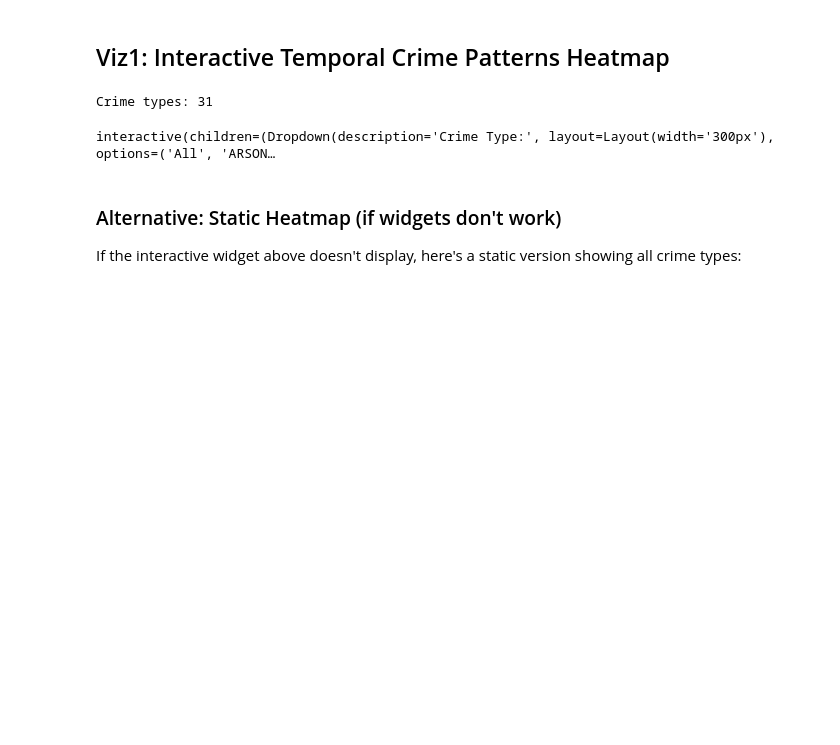
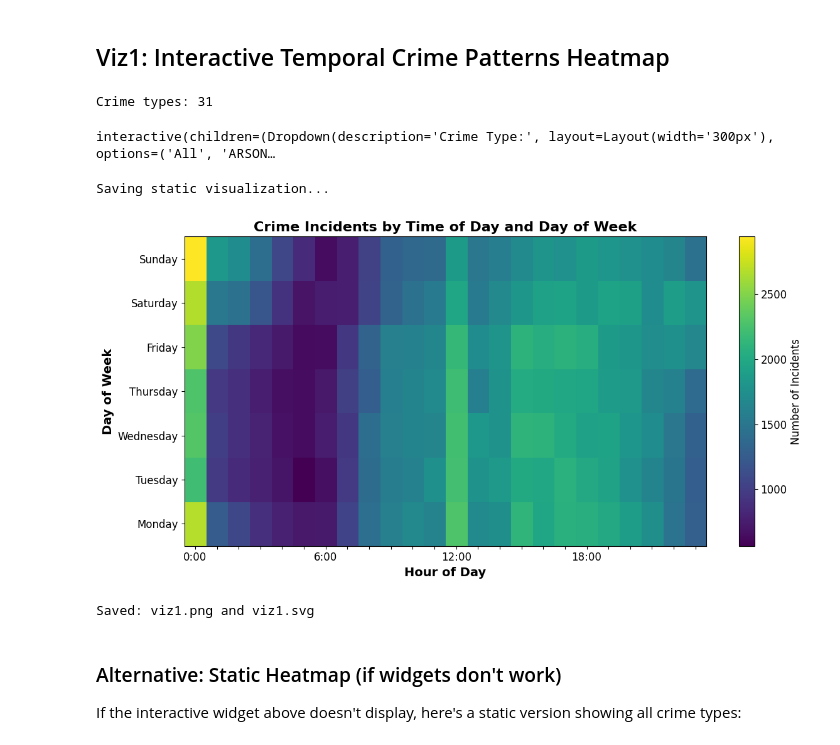
Before and after one commit to Mallet1/data-vis-semester-project, a Jupyter notebook: viz_part3.ipynb, the cells around one changed output. Saved outputs shown, nothing was run; the diff lists cells and outputs as text; code cells hidden in the pictures; blank space fills up the shorter version.

Commit message:
add the part 3 image files

```diff
--- a/viz_part3.ipynb
+++ b/viz_part3.ipynb
@@ -87,33 +87,46 @@ def create_heatmap(crime_type='All'):
 
     # Labels and title
     ax.set_xlabel('Hour of Day', fontsize=14, fontweight='bold')
     ax.set_ylabel('Day of Week', fontsize=14, fontweight='bold')
     ax.set_title(f'Crime Incidents by Time of Day and Day of Week{title_suffix}',
                  fontsize=16, fontweight='bold')
 
     plt.tight_layout()
+
+    # Save figure
+    plt.savefig('viz1.png', dpi=300, bbox_inches='tight')
+    # plt.savefig('viz1.svg', bbox_inches='tight')
+
     plt.show()
 
 # Create interactive widget or show static version
 if WIDGETS_AVAILABLE:
     crime_type_options = ['All'] + sorted(crime_types[:20])  # Top 20 for performance
 
     dropdown = widgets.Dropdown(
         options=crime_type_options,
         value='All',
         description='Crime Type:',
         style={'description_width': 'initial'},
         layout=widgets.Layout(width='300px')
     )
 
     interact(create_heatmap, crime_type=dropdown)
 else:
     # Fallback: show static version
     create_heatmap('All')
     print("\nTo enable interactivity, install ipywidgets: pip install ipywidgets")
     print("Then restart Jupyter and enable the extension: jupyter nbextension enable --py widgetsnbextension")
+
+# Also save a static version for export
+print("\nSaving static visualization...")
+create_heatmap('All')
+print("Saved: viz1.png and viz1.svg")
 # %% [output]
 interactive(children=(Dropdown(description='Crime Type:', layout=Layout(width='300px'), options=('All', 'ARSON…
+Saving static visualization...
+[figure, added]
+Saved: viz1.png and viz1.svg
 # %% [markdown]
 ### Alternative: Static Heatmap (if widgets don't work)
 
```
Also changed, not shown: parts of 2 cells of this notebook, 3 other files.
